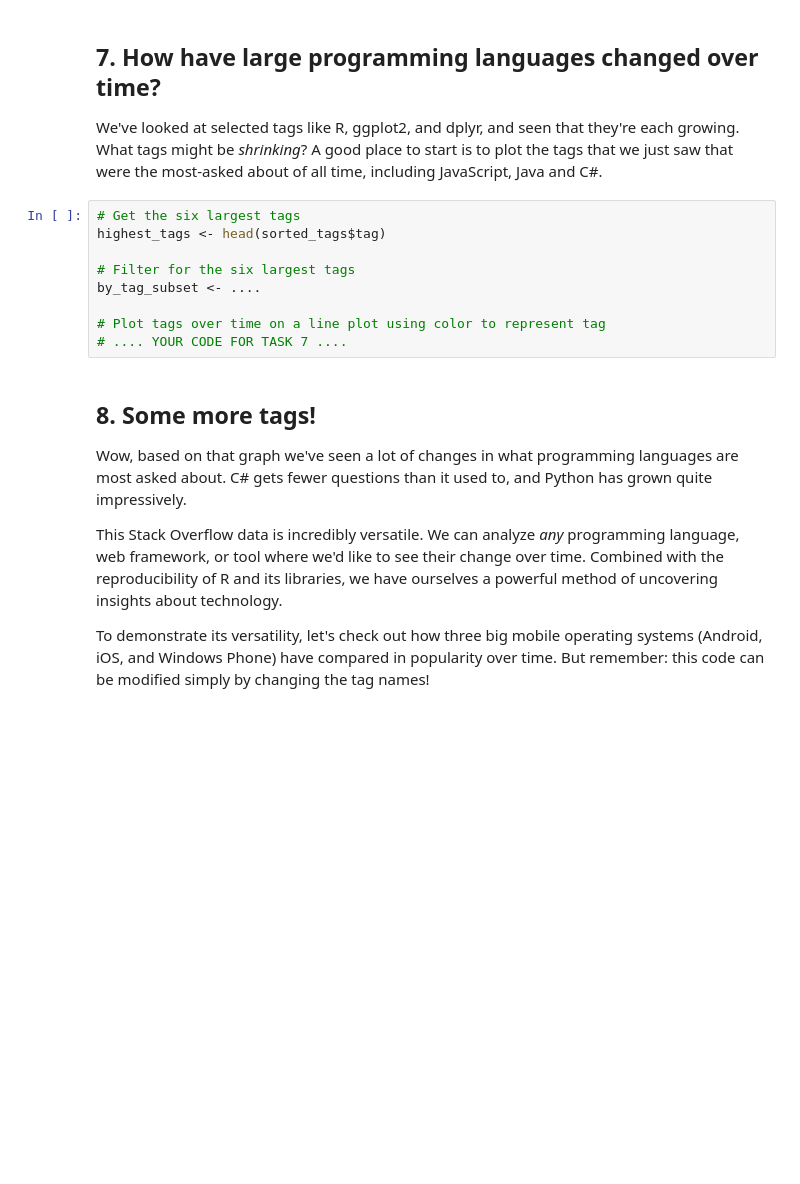
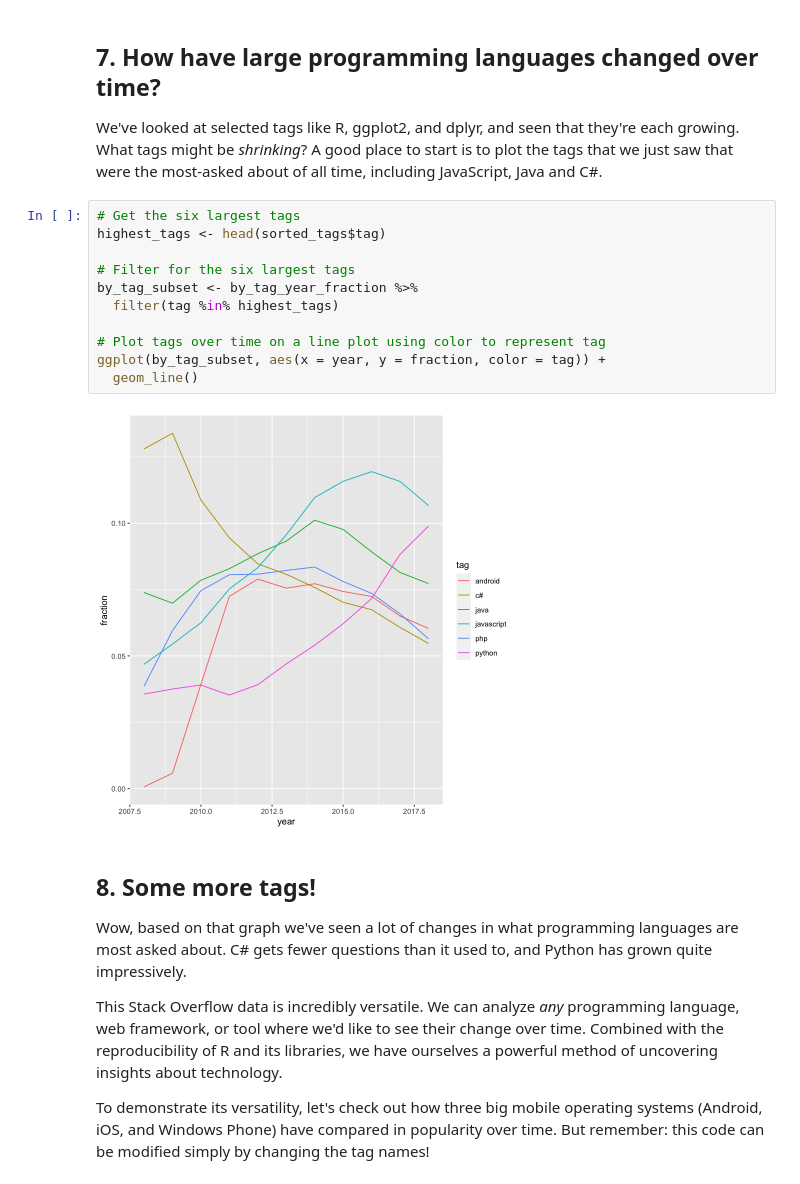
Before and after one commit to JeremyTallant/programming_languages_analysis, a Jupyter notebook: programming_analysis.ipynb, the cells around one changed output. Drawn from its saved outputs; the diff is of its cells as text; blank space fills up the shorter version.

```diff
--- a/programming_analysis.ipynb
+++ b/programming_analysis.ipynb
@@ -174,12 +174,16 @@ A tibble: 4080 × 2
 # %%
 # Get the six largest tags
 highest_tags <- head(sorted_tags$tag)
 
 # Filter for the six largest tags
-by_tag_subset <- ....
+by_tag_subset <- by_tag_year_fraction %>%
+  filter(tag %in% highest_tags)
 
 # Plot tags over time on a line plot using color to represent tag
-# .... YOUR CODE FOR TASK 7 ....
+ggplot(by_tag_subset, aes(x = year, y = fraction, color = tag)) +
+  geom_line()
+# %% [output]
+[figure, added]
 # %% [markdown]
 ## 8. Some more tags!
 <p>Wow, based on that graph we've seen a lot of changes in what programming languages are most asked about. C# gets fewer questions than it used to, and Python has grown quite impressively.</p>
```
